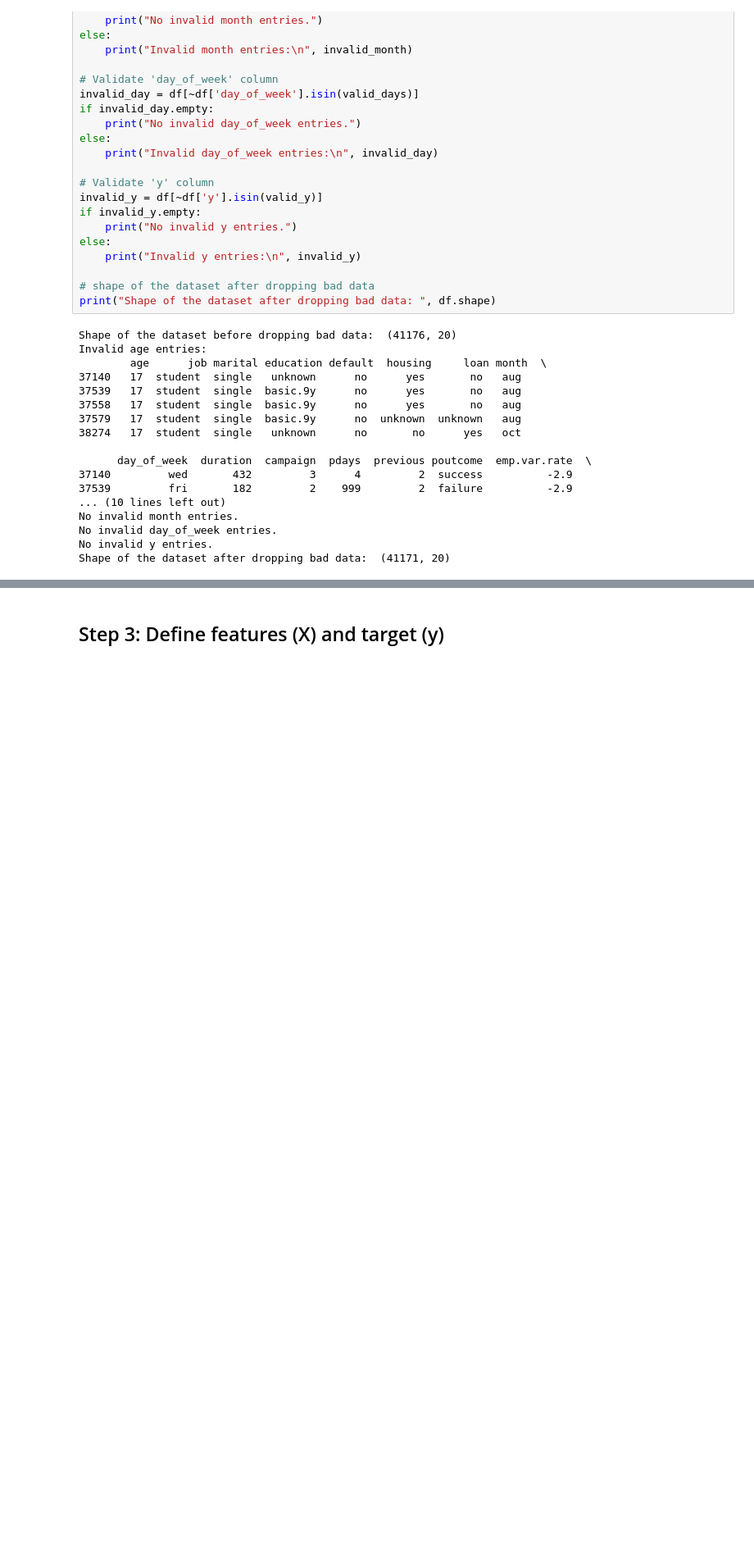
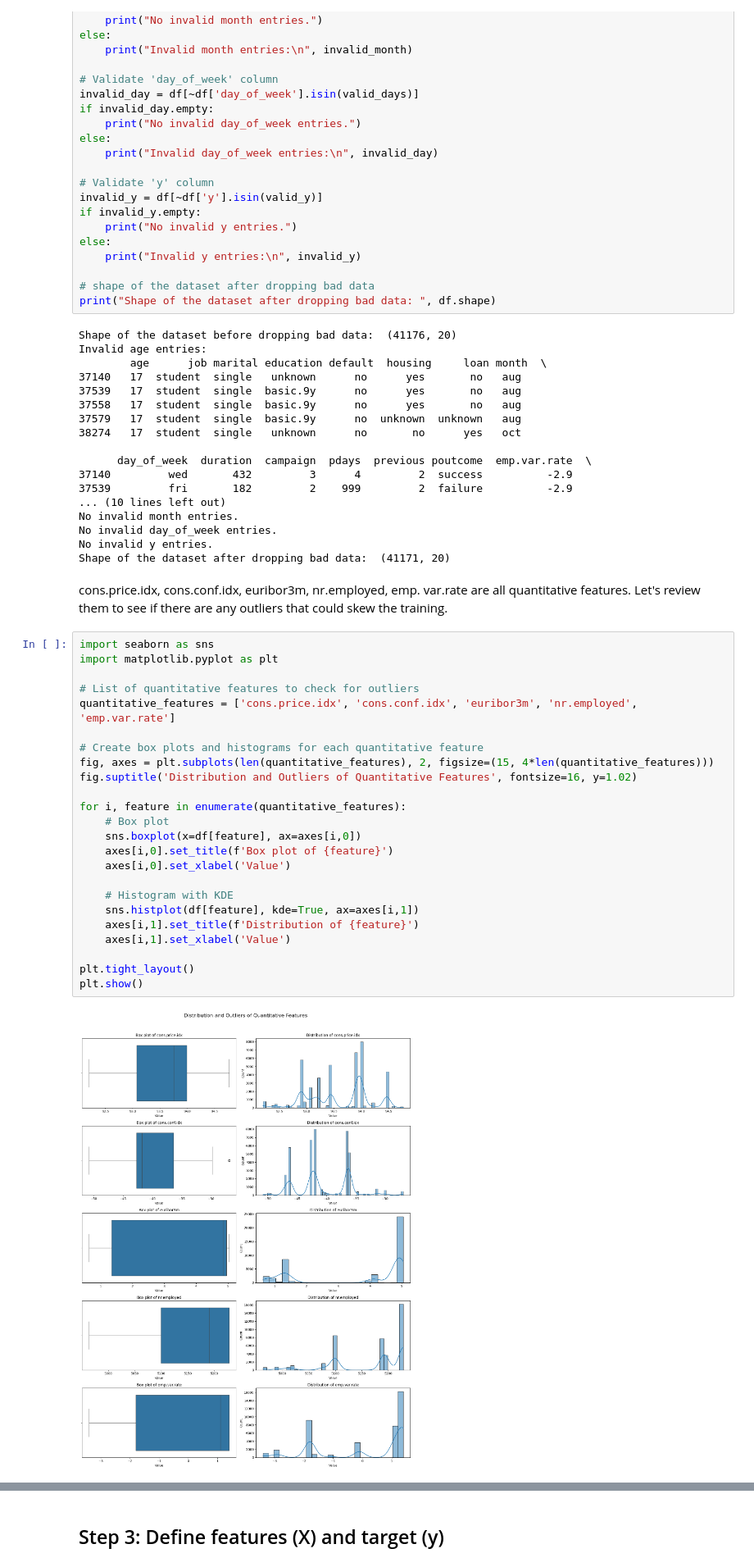
Before and after one commit to Znovak2/COT, a Jupyter notebook: Assignments/_week8.ipynb, the cells around one changed output, grey strips where cells are left out. Shown: that part at 82% size. Cells and saved outputs as stored; diff of their text form; blank space fills up the shorter version.

Commit message:
Add data visualization to week 8 notebook

```diff
--- a/Assignments/_week8.ipynb
+++ b/Assignments/_week8.ipynb
@@ -155,3 +155,31 @@ No invalid month entries.
 No invalid day_of_week entries.
 No invalid y entries.
 Shape of the dataset after dropping bad data:  (41171, 20)
+# %% [markdown]
+cons.price.idx, cons.conf.idx, euribor3m, nr.employed, emp. var.rate are all quantitative features. Let's review them to see if there are any outliers that could skew the training.
+# %%
+import seaborn as sns
+import matplotlib.pyplot as plt
+
+# List of quantitative features to check for outliers
+quantitative_features = ['cons.price.idx', 'cons.conf.idx', 'euribor3m', 'nr.employed', 'emp.var.rate']
+
+# Create box plots and histograms for each quantitative feature
+fig, axes = plt.subplots(len(quantitative_features), 2, figsize=(15, 4*len(quantitative_features)))
+fig.suptitle('Distribution and Outliers of Quantitative Features', fontsize=16, y=1.02)
+
+for i, feature in enumerate(quantitative_features):
+    # Box plot
+    sns.boxplot(x=df[feature], ax=axes[i,0])
+    axes[i,0].set_title(f'Box plot of {feature}')
+    axes[i,0].set_xlabel('Value')
+
+    # Histogram with KDE
+    sns.histplot(df[feature], kde=True, ax=axes[i,1])
+    axes[i,1].set_title(f'Distribution of {feature}')
+    axes[i,1].set_xlabel('Value')
+
+plt.tight_layout()
+plt.show()
+# %% [output]
+[figure, added]
```
Also changed, not shown: parts of 3 cells of this notebook.
